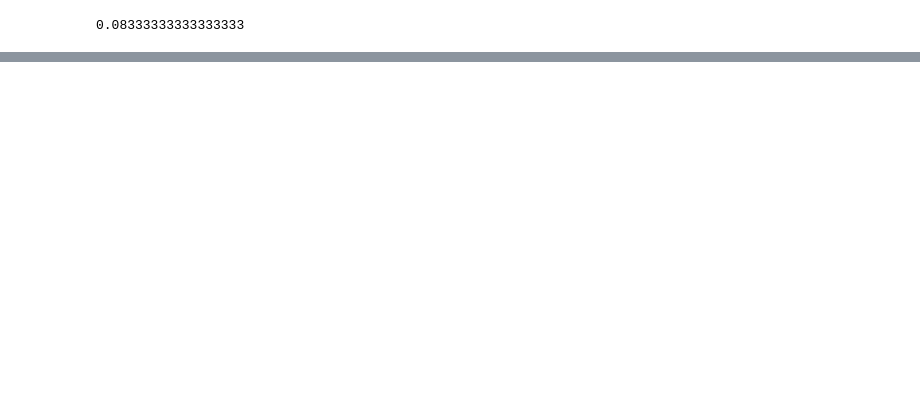
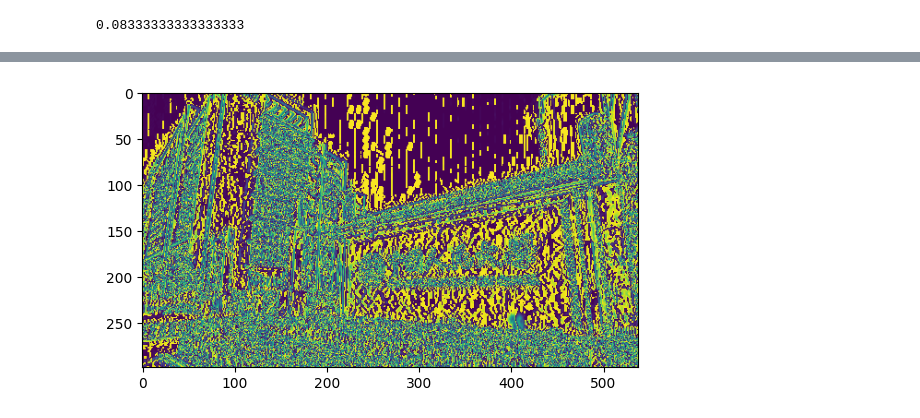
Before and after one commit to FlechazoLiu/Ai_Python_course, a Jupyter notebook: Class_Notes/week_3.ipynb, the cells around one changed output, grey strips where cells are left out. Cells and saved outputs as stored; diff of their text form; code cells hidden in the pictures; blank space fills up the shorter version.

```diff
--- a/Class_Notes/week_3.ipynb
+++ b/Class_Notes/week_3.ipynb
@@ -529,0 +749,14 @@ print(conv)
+# %%
+k3 =[[1, 0, -1],
+     [2, 0, -2],
+    [1, 0, -1]]
+# 用ker2铺im的处理结果
+im_out = conv2d(im,k3,1)
+
+# 显示处理后的图像
+im_out = np.array(im_out)
+im2 = Image.fromarray(im_out.astype('uint8'))
+plt.imshow(im2)
+plt.show()
+# %% [output]
+[figure, added]
```
Also changed, not shown: parts of 9 cells of this notebook, 3 other files.
